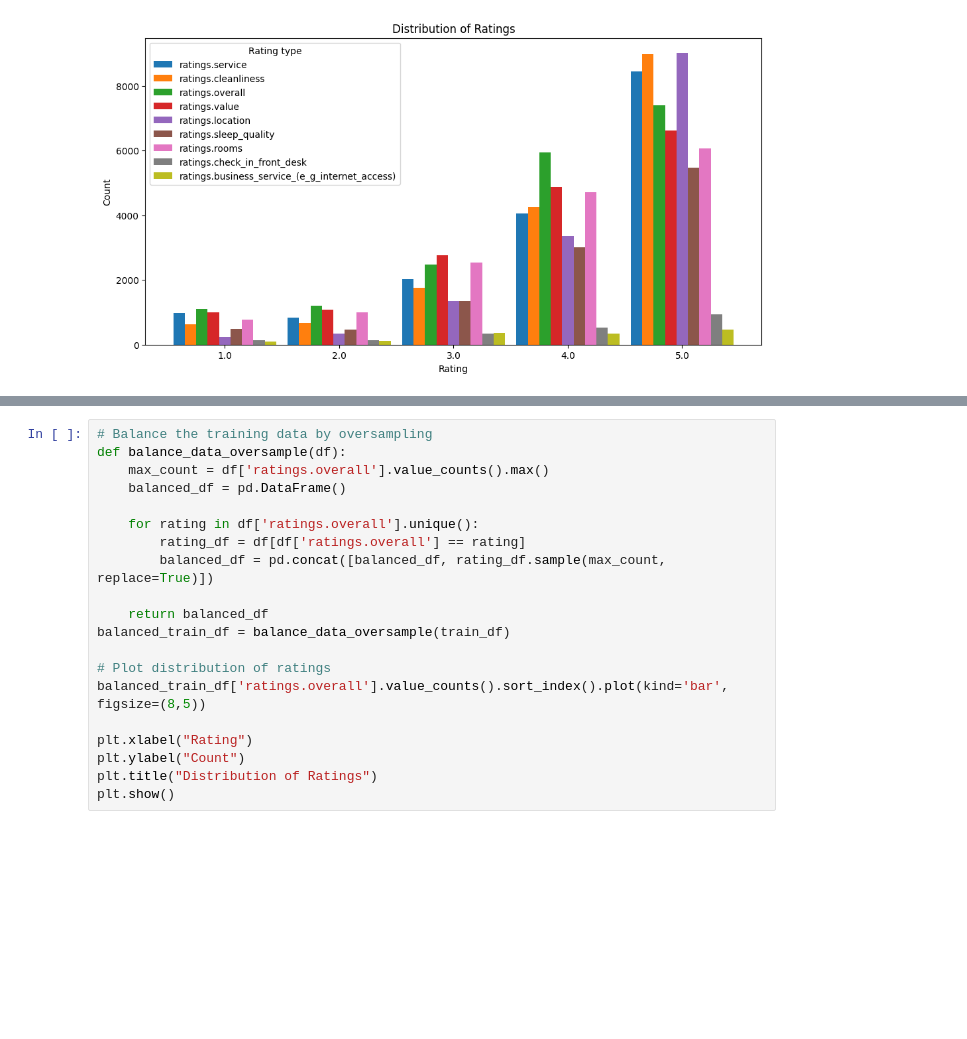
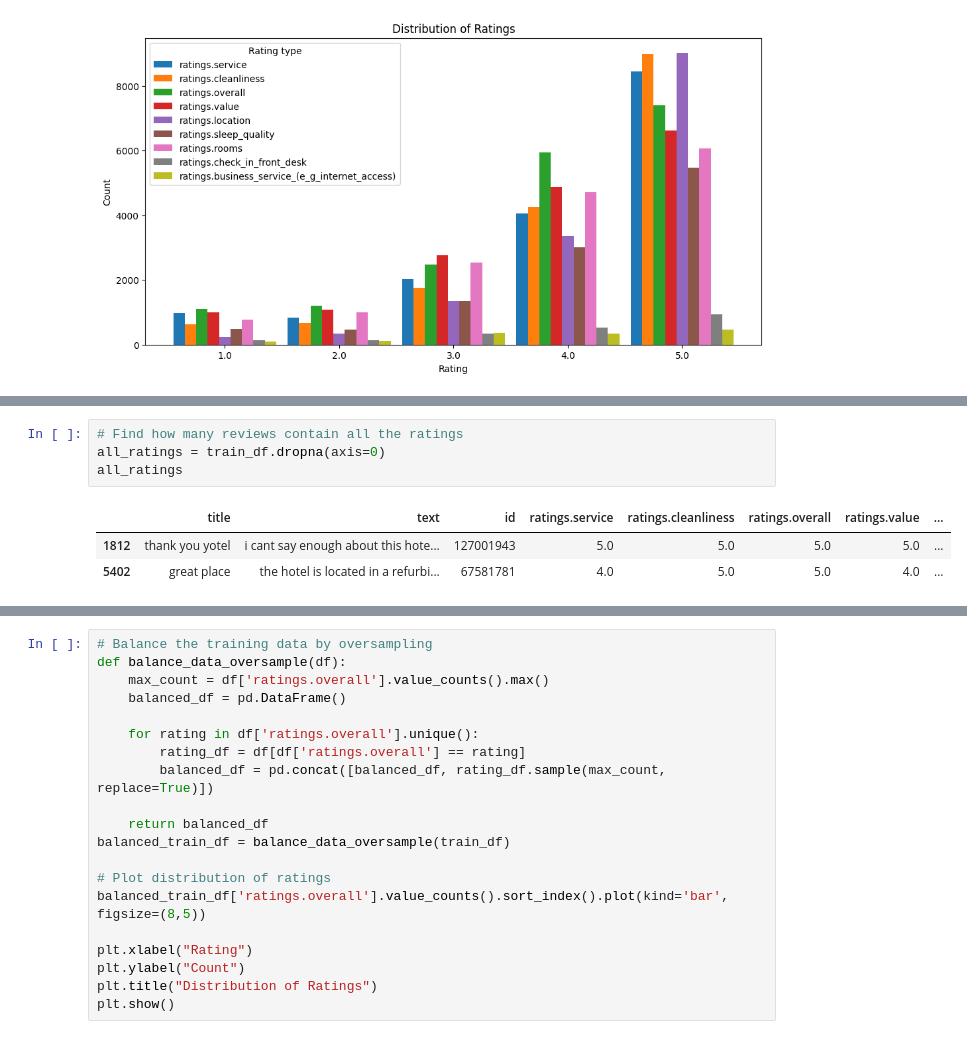
Before and after one commit to CHamilton0/COMP-SCI-7417-Applied-Natural-Language-Processing, a Jupyter notebook: Assignment2/ANLP_2025_S1_assignment2_a1766121_christopher_hamilton.ipynb, the cells around one changed output, grey strips where cells are left out. Saved outputs shown, nothing was run; the diff lists cells and outputs as text; blank space fills up the shorter version.

```diff
--- a/Assignment2/ANLP_2025_S1_assignment2_a1766121_christopher_hamilton.ipynb
+++ b/Assignment2/ANLP_2025_S1_assignment2_a1766121_christopher_hamilton.ipynb
@@ -234,0 +260,8 @@ plt.show()
+# %%
+# Find how many reviews contain all the ratings
+all_ratings = train_df.dropna(axis=0)
+all_ratings
+# %% [output]
+|  | title | text | id | ratings.service | ratings.cleanliness | ratings.overall | ratings.value | ... |
+| 1812 | thank you yotel | i cant say enough about this hote... | 127001943 | 5.0 | 5.0 | 5.0 | 5.0 | ... |
+| 5402 | great place | the hotel is located in a refurbi... | 67581781 | 4.0 | 5.0 | 5.0 | 4.0 | ... |
```
Also changed, not shown: parts of 14 cells of this notebook.
